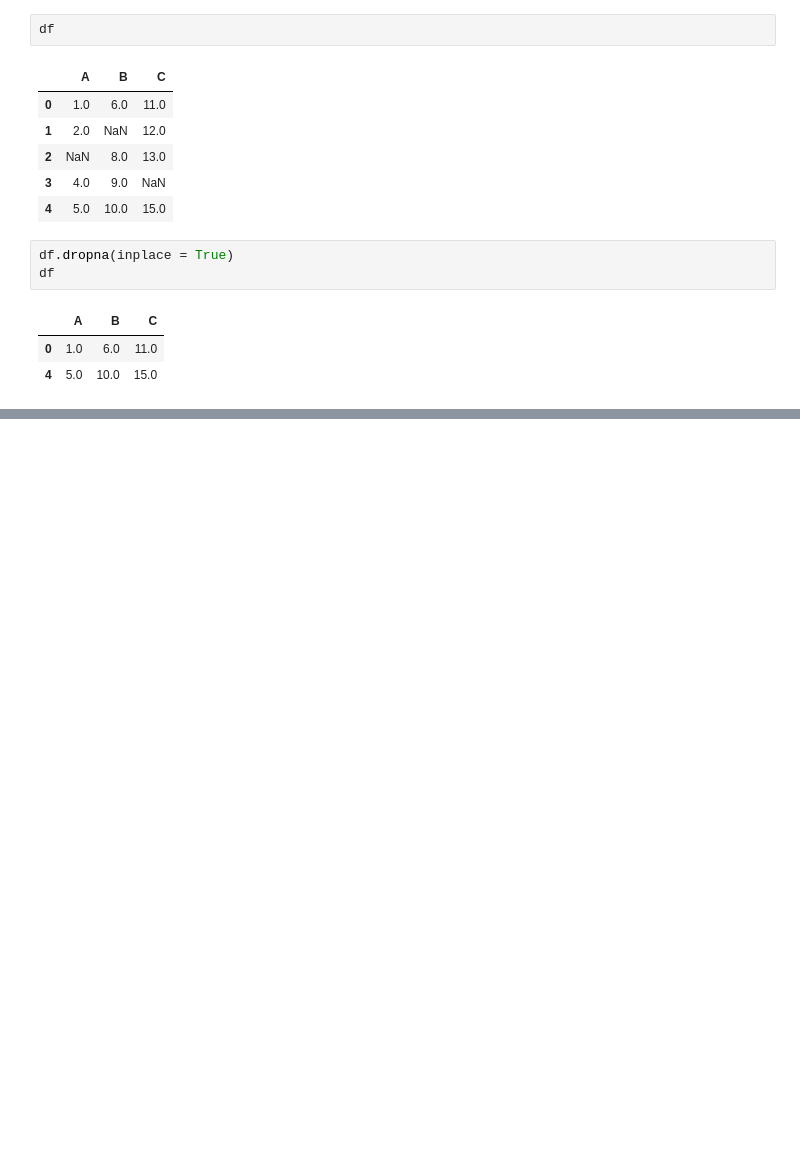
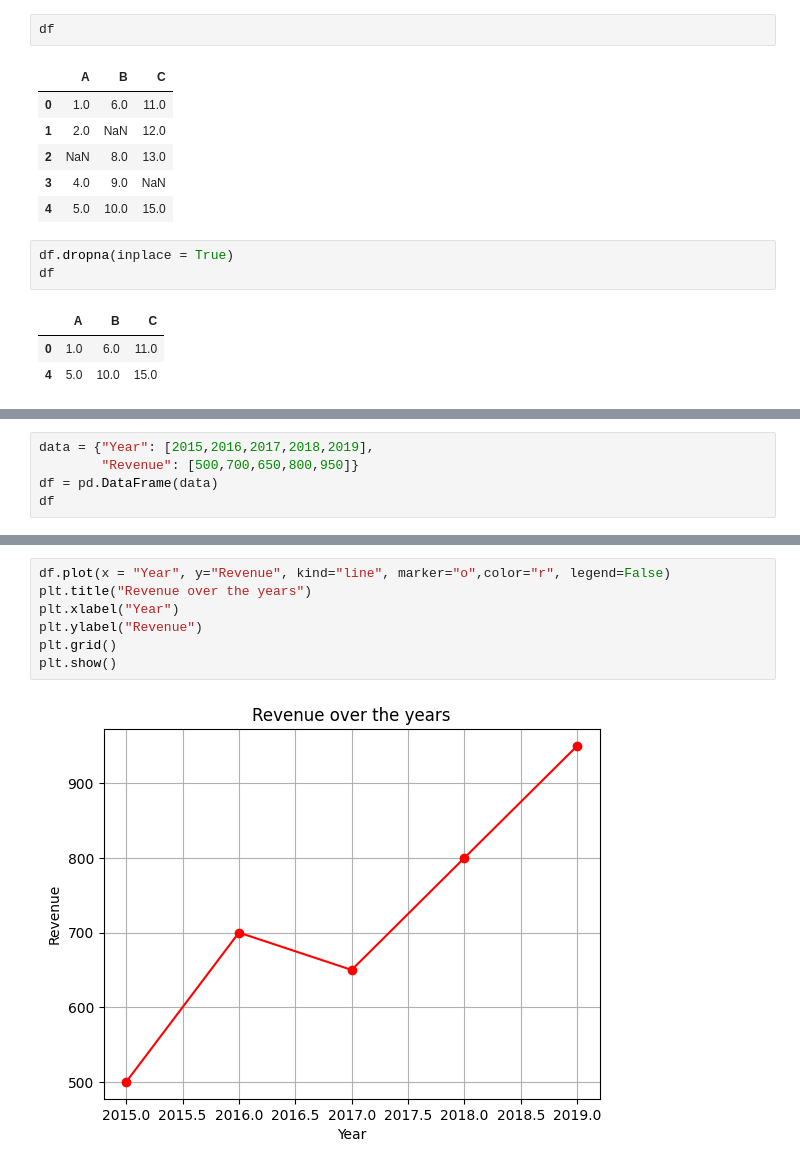
Before and after one commit to Andre270203/Python-data-science, a Jupyter notebook: Pandas_Course.ipynb, the cells around one changed output, grey strips where cells are left out. Drawn from its saved outputs; the diff is of its cells as text; blank space fills up the shorter version.

```diff
--- a/Pandas_Course.ipynb
+++ b/Pandas_Course.ipynb
@@ -265,0 +938,5 @@ df
+# %%
+data = {"Year": [2015,2016,2017,2018,2019],
+        "Revenue": [500,700,650,800,950]}
+df = pd.DataFrame(data)
+df
@@ -265,0 +950,9 @@ df
+# %%
+df.plot(x = "Year", y="Revenue", kind="line", marker="o",color="r", legend=False)
+plt.title("Revenue over the years")
+plt.xlabel("Year")
+plt.ylabel("Revenue")
+plt.grid()
+plt.show()
+# %% [output]
+[figure, added]
```
Also changed, not shown: parts of 83 cells of this notebook.
